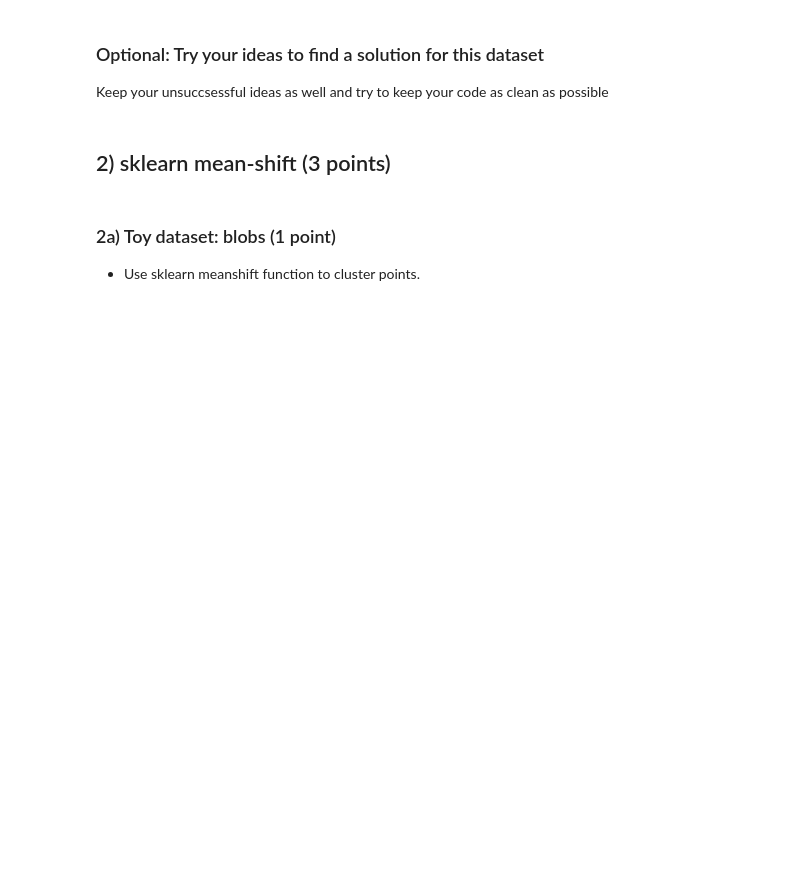
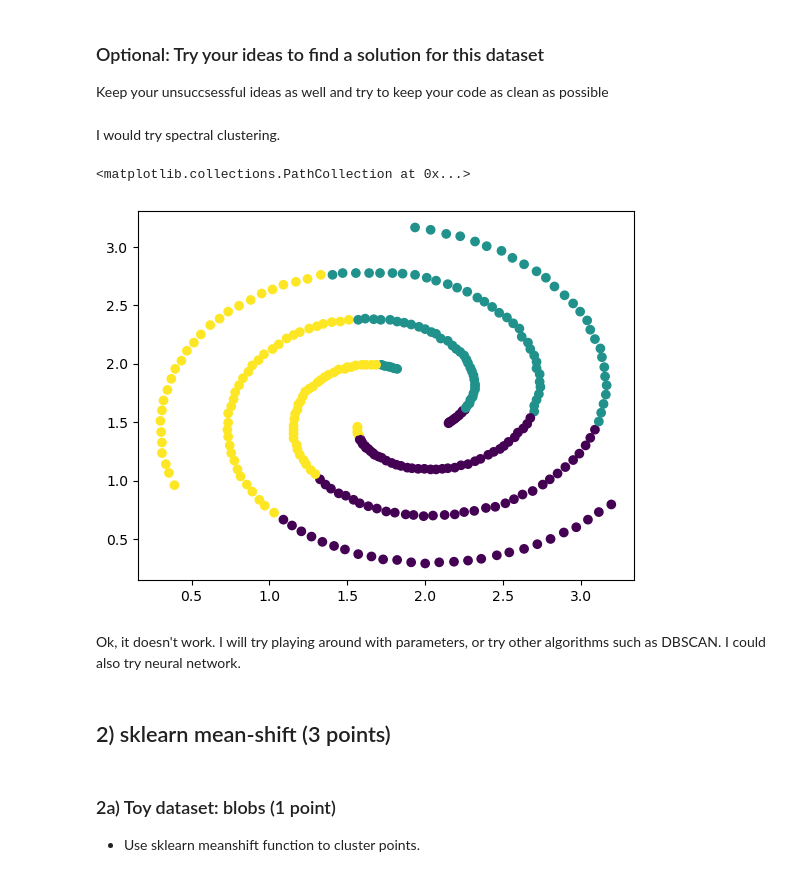
Before and after one commit to rangsimanketkaew/phy371, a Jupyter notebook: Lab4.ipynb, the cells around one changed output. Saved outputs shown, nothing was run; the diff lists cells and outputs as text; code cells hidden in the pictures; blank space fills up the shorter version.

```diff
--- a/Lab4.ipynb
+++ b/Lab4.ipynb
@@ -142,6 +147,18 @@ plt.scatter(spiral[:, 0], spiral[:, 1], c=kmeans.labels_.astype(float))
 # %% [markdown]
 ### Optional: Try your ideas to find a solution for this dataset
 Keep your unsuccsessful ideas as well and try to keep your code as clean as possible
+# %% [markdown]
+I would try spectral clustering.
+# %%
+from sklearn.cluster import SpectralClustering
+
+clustering = SpectralClustering(n_clusters=3, n_neighbors=10, assign_labels='discretize', random_state=0).fit(spiral)
+plt.scatter(spiral[:, 0], spiral[:, 1], c=clustering.labels_.astype(float))
+# %% [output]
+<matplotlib.collections.PathCollection at 0x...>
+[figure, added]
+# %% [markdown]
+Ok, it doesn't work. I will try playing around with parameters, or try other algorithms such as DBSCAN. I could also try neural network.
 # %% [markdown]
 ## 2) sklearn mean-shift (3 points)
 # %%
```
Also changed, not shown: parts of 31 cells of this notebook.
